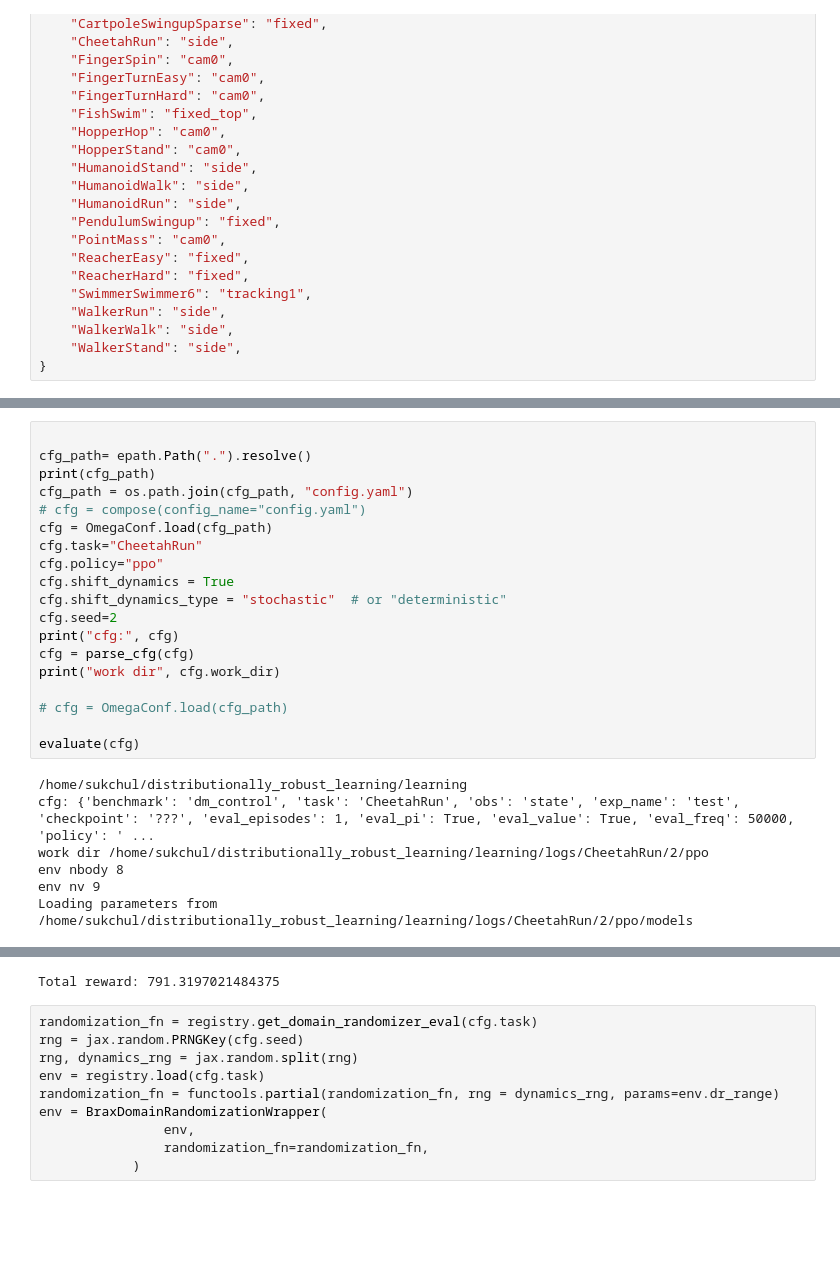
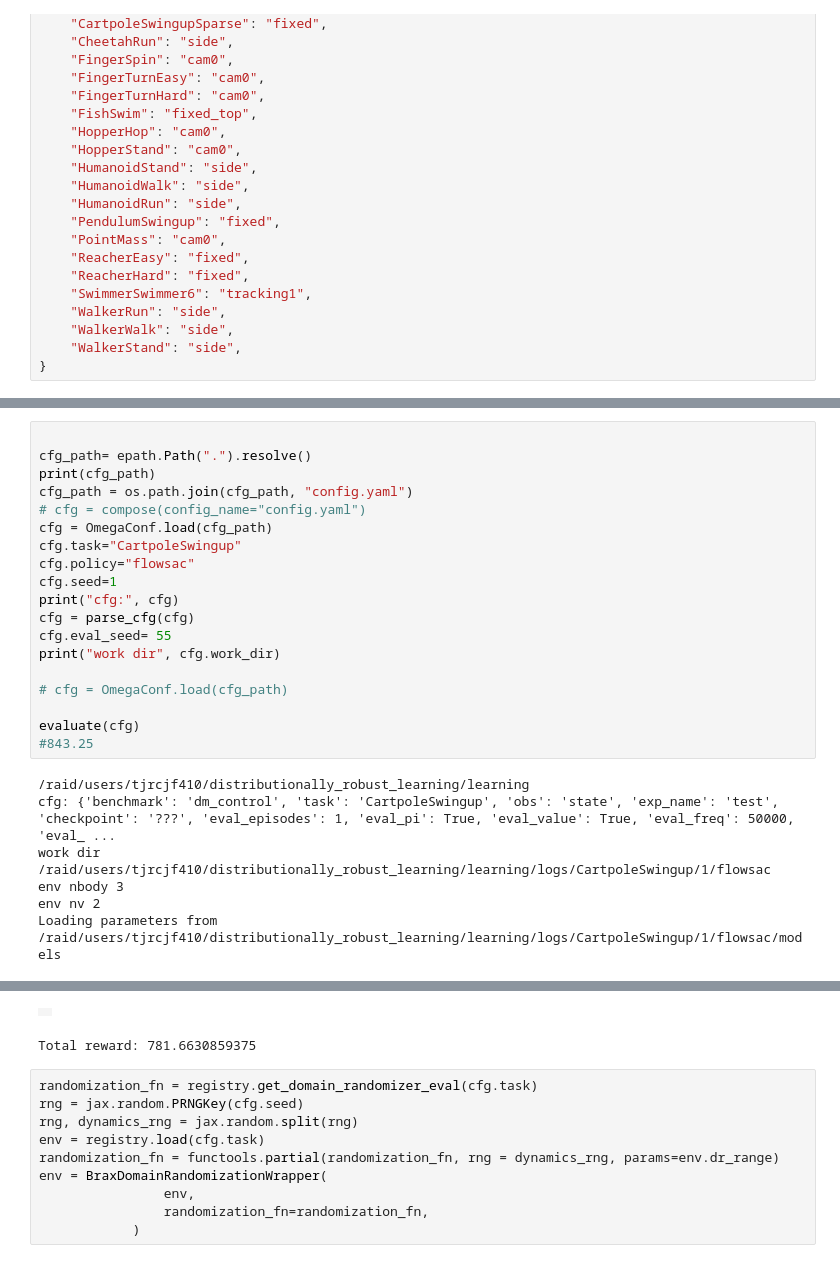
Before and after one commit to jeongsukchul/distributionally_robust_learning, a Jupyter notebook: learning/evaluation.ipynb, the cells around one changed output, grey strips where cells are left out. Cells and saved outputs as stored; diff of their text form; blank space fills up the shorter version.

```diff
--- a/learning/evaluation.ipynb
+++ b/learning/evaluation.ipynb
@@ -219,22 +226,22 @@ print(cfg_path)
 cfg_path = os.path.join(cfg_path, "config.yaml")
 # cfg = compose(config_name="config.yaml")
 cfg = OmegaConf.load(cfg_path)
-cfg.task="CheetahRun"
-cfg.policy="ppo"
-cfg.shift_dynamics = True
-cfg.shift_dynamics_type = "stochastic"  # or "deterministic"
-cfg.seed=2
+cfg.task="CartpoleSwingup"
+cfg.policy="flowsac"
+cfg.seed=1
 print("cfg:", cfg)
 cfg = parse_cfg(cfg)
+cfg.eval_seed= 55
 print("work dir", cfg.work_dir)
 
 # cfg = OmegaConf.load(cfg_path)
 
 evaluate(cfg)
+#843.25
 # %% [output]
-/home/sukchul/distributionally_robust_learning/learning
-cfg: {'benchmark': 'dm_control', 'task': 'CheetahRun', 'obs': 'state', 'exp_name': 'test', 'checkpoint': '???', 'eval_episodes': 1, 'eval_pi': True, 'eval_value': True, 'eval_freq': 50000, 'policy': ' ...
-work dir /home/sukchul/distributionally_robust_learning/learning/logs/CheetahRun/2/ppo
-env nbody 8
-env nv 9
-Loading parameters from /home/sukchul/distributionally_robust_learning/learning/logs/CheetahRun/2/ppo/models
+/raid/users/tjrcjf410/distributionally_robust_learning/learning
+cfg: {'benchmark': 'dm_control', 'task': 'CartpoleSwingup', 'obs': 'state', 'exp_name': 'test', 'checkpoint': '???', 'eval_episodes': 1, 'eval_pi': True, 'eval_value': True, 'eval_freq': 50000, 'eval_ ...
+work dir /raid/users/tjrcjf410/distributionally_robust_learning/learning/logs/CartpoleSwingup/1/flowsac
+env nbody 3
+env nv 2
+Loading parameters from /raid/users/tjrcjf410/distributionally_robust_learning/learning/logs/CartpoleSwingup/1/flowsac/models
@@ -242,4 +248,5 @@ Loading parameters from /home/sukchul/distributionally_robust_learning/learning/
+|  |
-Total reward: 791.3197021484375
+Total reward: 781.6630859375
 # %%
 randomization_fn = registry.get_domain_randomizer_eval(cfg.task)
 rng = jax.random.PRNGKey(cfg.seed)
```
Also changed, not shown: parts of 4 cells of this notebook, 6 other files.
